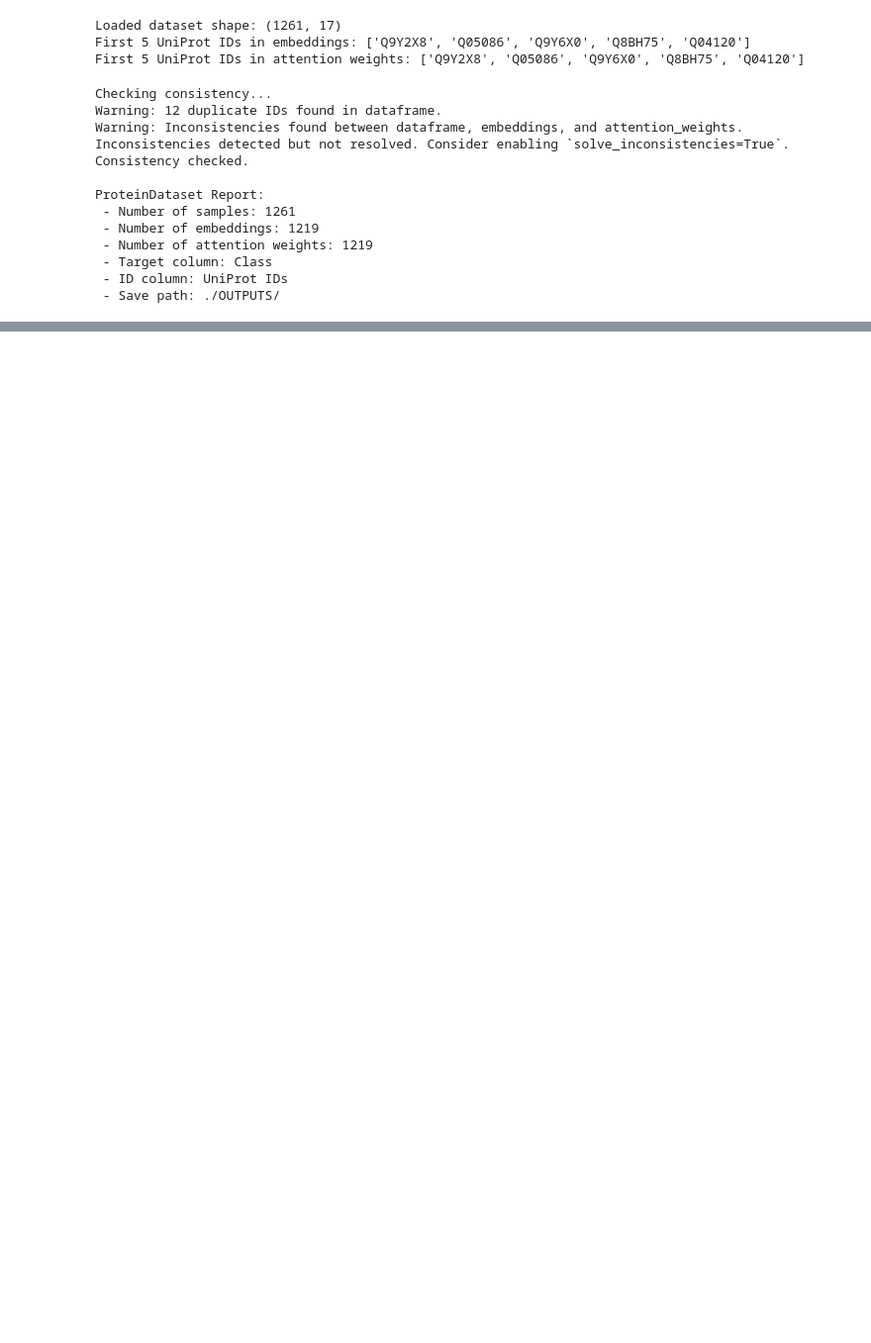
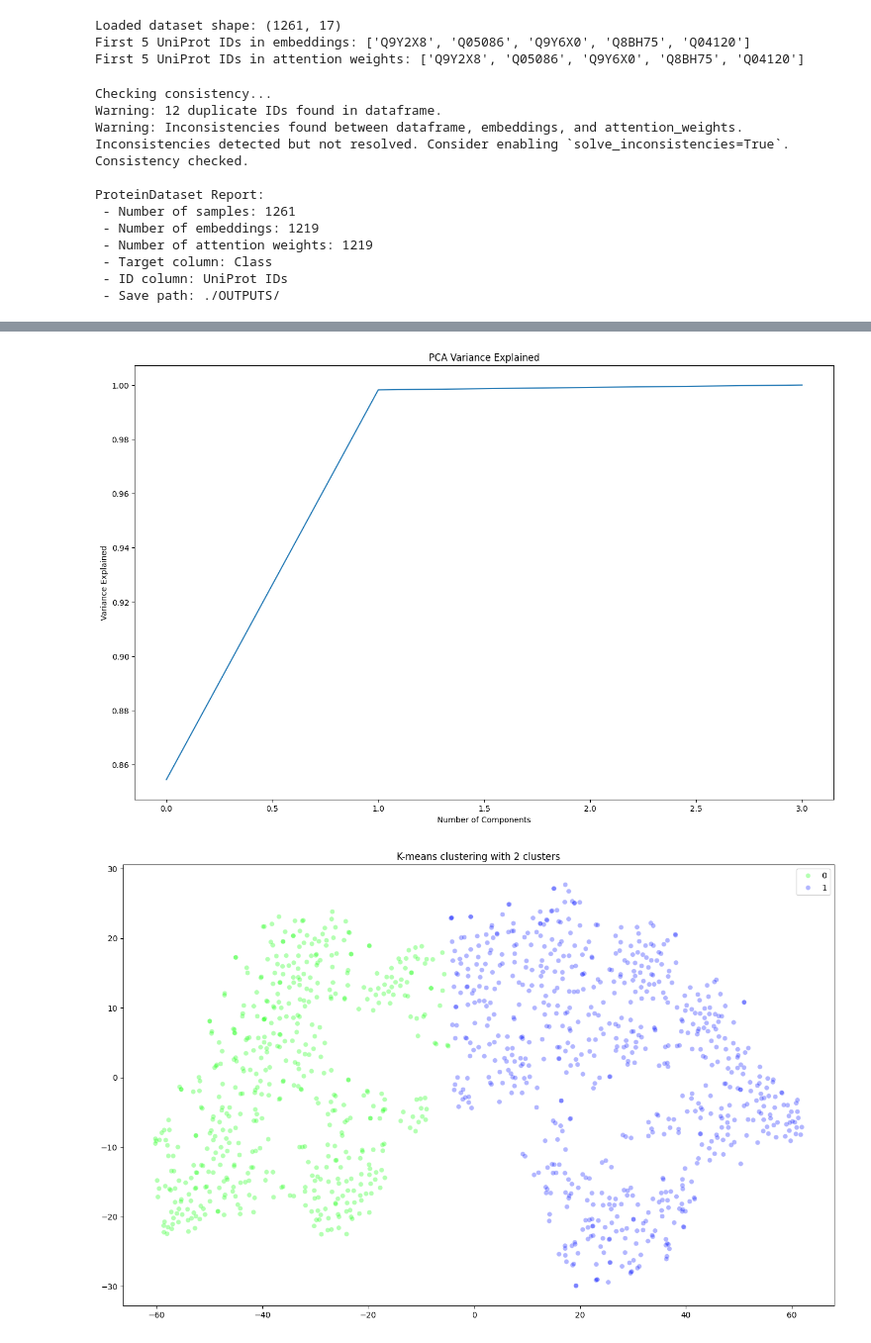
Before and after one commit to alexdorocode/RepClassifier, a Jupyter notebook: Testing_proteindataset.ipynb, the cells around one changed output, grey strips where cells are left out. Shown at 99% size. Drawn from its saved outputs; the diff is of its cells as text; code cells hidden in the pictures; blank space fills up the shorter version.

```diff
--- a/Testing_proteindataset.ipynb
+++ b/Testing_proteindataset.ipynb
@@ -57,3 +101,35 @@ ProteinDataset Report:
+# %%
+# ========================= #
+#  Test WrappedProteinDataset
+# ========================= #
+
+# Reload if needed
+import project_root.dataset.wrapped_protein_dataset
+importlib.reload(project_root.dataset.wrapped_protein_dataset)
+
+# Create WrappedProteinDataset instance (PCA-reduced)
+wrapped_dataset_pca = WrappedProteinDataset(protein_dataset, reduce_method='pca', pca_method='threshold', pca_threshold=0.98)
+
+# Plot PCA variance
+wrapped_dataset_pca.plot_pca_variance(combined=True)
+
+# Plot K-means clustering
+wrapped_dataset_pca.plot_kmeans(n_clusters=2)
+# %%
+# ========================= #
+#  Visualization Tests
+# ========================= #
+
+import matplotlib.pyplot as plt
+
+# Plot PCA variance
+wrapped_dataset_pca.plot_pca_variance(combined=True)
+
+# Plot K-means clustering
+wrapped_dataset_pca.plot_kmeans(n_clusters=2)
+# %% [output]
+[figure, added]
+[figure, added]
 # %%
 # ========================= #
 #  Test WrappedProteinDataset
```
Also changed, not shown: parts of 5 cells of this notebook, 3 other files.
